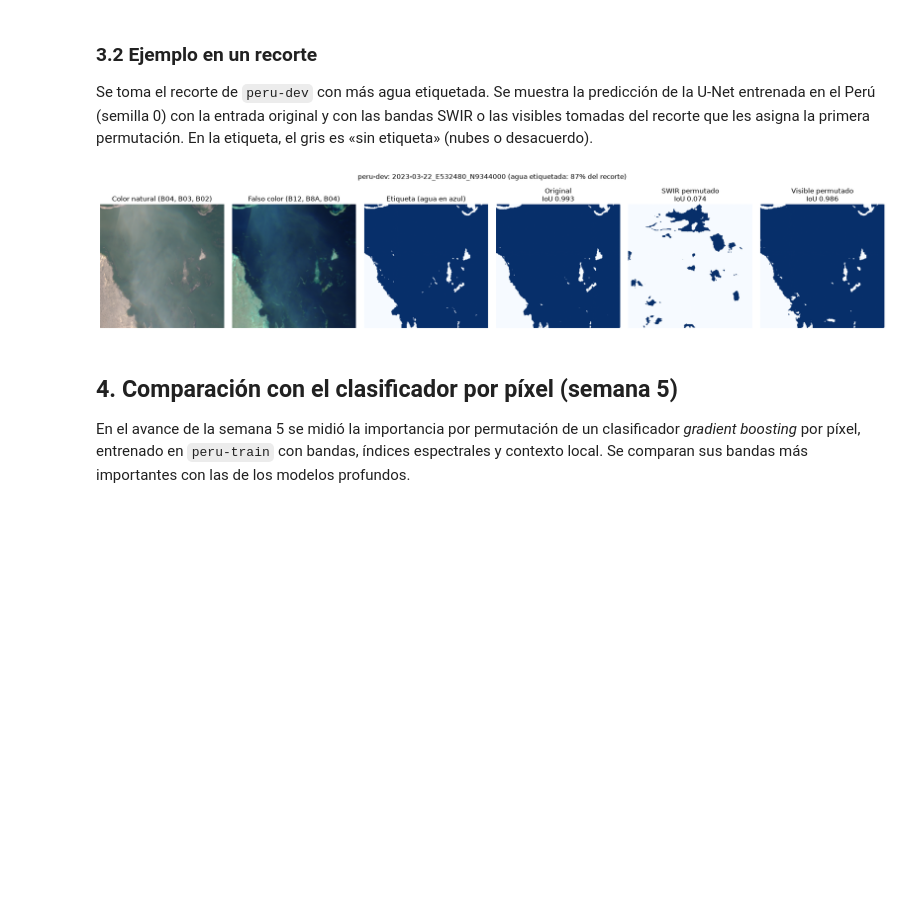
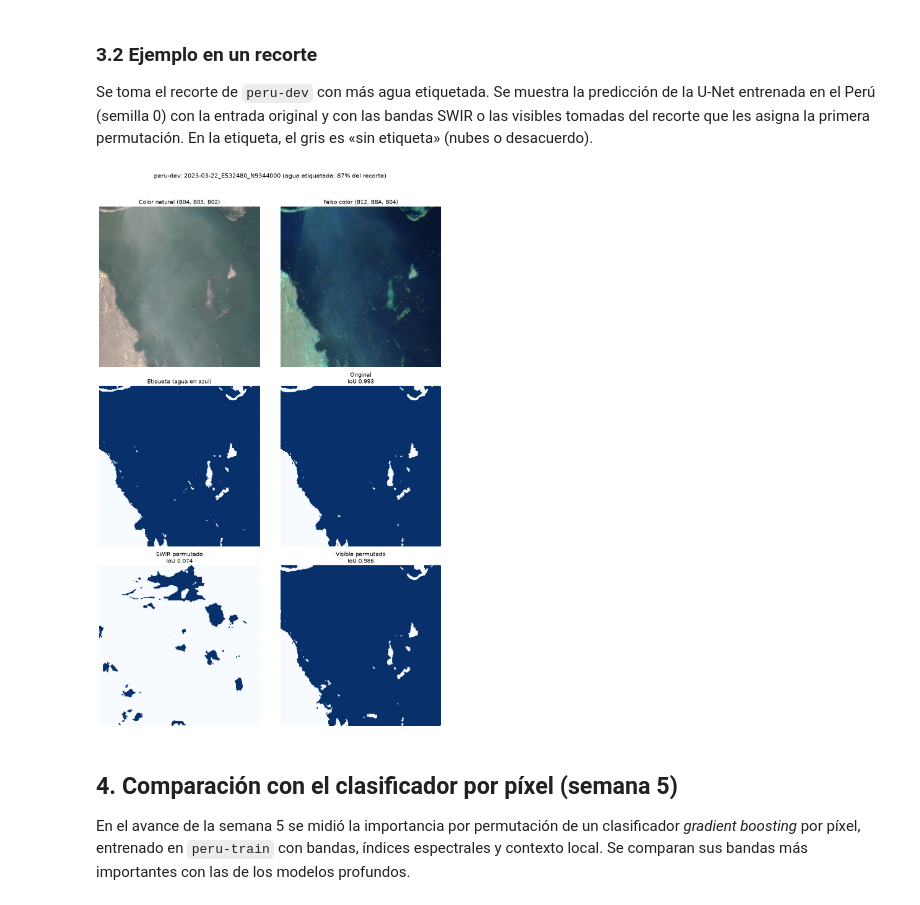
Before and after one commit to gersongams/peru-flood-segmentation, a Jupyter notebook: entregables/matriz_consistencia/importancia_variables.ipynb, the cells around one changed output. Saved outputs shown, nothing was run; the diff lists cells and outputs as text; code cells hidden in the pictures; blank space fills up the shorter version.

Commit message:
Variable importance notebook: example chip as a 3×2 grid, library warnings hidden

```diff
--- a/entregables/matriz_consistencia/importancia_variables.ipynb
+++ b/entregables/matriz_consistencia/importancia_variables.ipynb
@@ -247,7 +248,8 @@ entrenada en el Perú (semilla 0) con la entrada original y con las bandas SWIR
 tomadas del recorte que les asigna la primera permutación. En la etiqueta, el gris es
 «sin etiqueta» (nubes o desacuerdo).
 # %%
-import torch, yaml
+import os, torch, yaml
+os.environ["TQDM_DISABLE"] = "1"
 from terratorch.tasks import SemanticSegmentationTask
 from floodseg.normalization import S2_L1C_BANDS
 from floodseg.target_pool import model_input_spec, normalize
@@ -258,36 +260,37 @@ def leer(s):
     with rasterio.open(UN / "s2" / f"{s}.tif") as src: x = src.read().astype(np.float32)
     with rasterio.open(UN / "label" / f"{s}.tif") as src: y = src.read(1)
     return x, y
 agua = [(leer(s)[1] == 1).mean() for s in stems]
 i = int(np.argmax(agua)); perm = np.random.default_rng(0).permutation(len(stems))
 x, y = leer(stems[i]); xo, _ = leer(stems[perm[i]])
 dev = "mps" if torch.backends.mps.is_available() else "cpu"
 frozen = {g["id"]: g for g in yaml.safe_load((REPO / "configs" / "frozen.yaml").read_text())["groups"]}
 spec = model_input_spec(REPO / "configs" / "unet.yaml")
 net = SemanticSegmentationTask.load_from_checkpoint(REPO / frozen["peru/unet"]["runs"]["seed0"]["checkpoint"], map_location="cpu").model.to(dev).eval()
 def predecir(img):
     with torch.no_grad():
         o = net(normalize(img, spec)[None].to(dev)).output.float()[0]
     return (o[1] - o[0]).cpu().numpy() > 0
 def permutar(grupo):
     z = x.copy(); idx = [S2_L1C_BANDS.index(b) for b in grupo]; z[idx] = xo[idx]; return z
 def iou(p):
     ok, w = y != -1, y == 1
     return (p & w & ok).sum() / ((p | w) & ok).sum()
 def rgb(img, bands, k=2.5):
     a = np.stack([img[S2_L1C_BANDS.index(b)] for b in bands], -1) / 10000 * k
     return np.clip(a, 0, 1)
 casos = {"Original": x, "SWIR permutado": permutar(["SWIR_1", "SWIR_2"]), "Visible permutado": permutar(["COASTAL_AEROSOL", "BLUE", "GREEN", "RED"])}
-fig, axs = plt.subplots(1, 6, figsize=(20, 3.8))
+fig, axs = plt.subplots(3, 2, figsize=(12, 18)); axs = axs.ravel()
 axs[0].imshow(rgb(x, ["RED", "GREEN", "BLUE"])); axs[0].set_title("Color natural (B04, B03, B02)")
 axs[1].imshow(rgb(x, ["SWIR_2", "NIR_NARROW", "RED"], 2.0)); axs[1].set_title("Falso color (B12, B8A, B04)")
 axs[2].imshow(np.where(y == -1, 0.5, y == 1), cmap="Blues", vmin=0, vmax=1); axs[2].set_title("Etiqueta (agua en azul)")
 for ax, (t, img) in zip(axs[3:], casos.items()):
     p = predecir(img); ax.imshow(p, cmap="Blues", vmin=0, vmax=1); ax.set_title(f"{t}\nIoU {iou(p):.3f}")
 for ax in axs: ax.axis("off")
-fig.suptitle(f"peru-dev: {stems[i]} (agua etiquetada: {agua[i]:.0%} del recorte)", y=1.06); plt.tight_layout(); plt.show()
+for ax in axs: ax.title.set_fontsize(13)
+fig.suptitle(f"peru-dev: {stems[i]} (agua etiquetada: {agua[i]:.0%} del recorte)", fontsize=14, y=1.0); plt.tight_layout(rect=(0, 0, 1, 0.98)); plt.show()
 # %% [output]
-[figure, old version]
+[figure, new version]
 # %% [markdown]
 ## 4. Comparación con el clasificador por píxel (semana 5)
 
```
Also changed, not shown: parts of 1 cell of this notebook, 1 other file.
